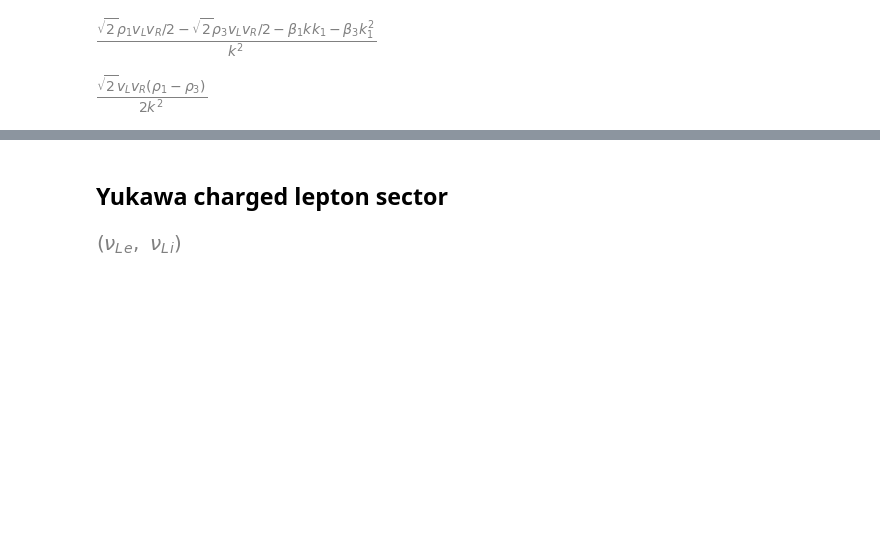
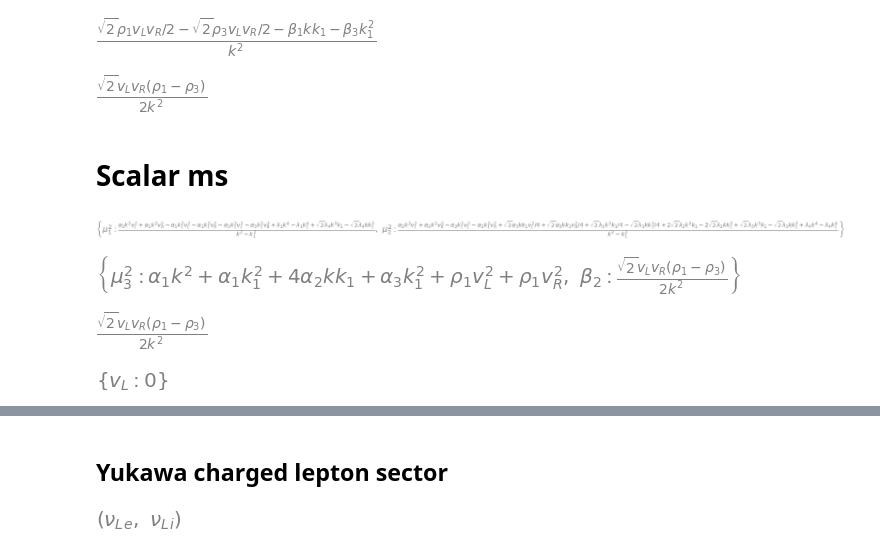
Before and after one commit to moiseszeleny/LRSM-with-Spheno, a Jupyter notebook: sympy_calculations/Lagrangian.ipynb, the cells around one changed output, grey strips where cells are left out. Saved outputs shown, nothing was run; the diff lists cells and outputs as text; code cells hidden in the pictures; blank space fills up the shorter version.

Commit message:
First version of the scalar mass matrices in the Lagrangian.ipynb file

```diff
--- a/sympy_calculations/Lagrangian.ipynb
+++ b/sympy_calculations/Lagrangian.ipynb
@@ -727,3 +716,30 @@ tadpole34_sol[beta2].simplify()
 tadpole34_sol[beta2].simplify().subs(beta3, beta1).subs(beta1,0).simplify()
 # %% [output]
 [figure]
+# %% [markdown]
+# Scalar ms
+# %%
+betas_zero = {beta1:0, beta2:0, beta3:0}
+# %%
+for mu in tadpole12_sol:
+    tadpole12_sol[mu] = tadpole12_sol[mu].subs(betas_zero).simplify()
+
+for mu in tadpole34_sol:
+    tadpole34_sol[mu] = tadpole34_sol[mu].subs(betas_zero).simplify()
+# %%
+tadpole12_sol
+# %% [output]
+[figure, added]
+# %%
+tadpole34_sol
+# %% [output]
+[figure, added]
+# %%
+tadpole34_sol[beta2]
+# %% [output]
+[figure, added]
+# %%
+vL_sol = {vL:0}
+vL_sol
+# %% [output]
+[figure, added]
```
Also changed, not shown: parts of 26 cells of this notebook.
